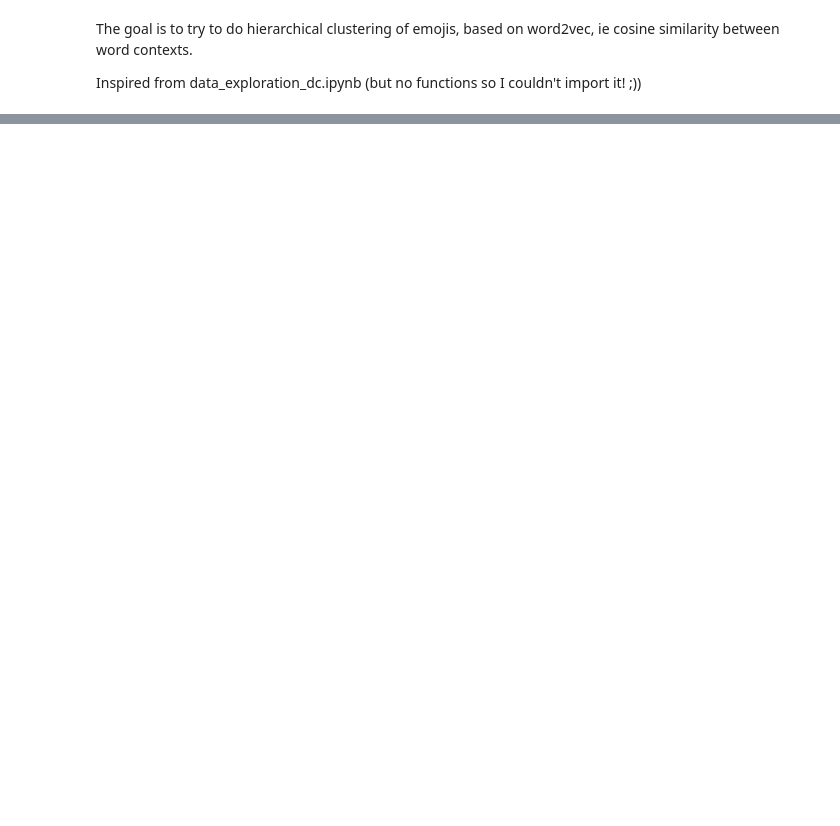
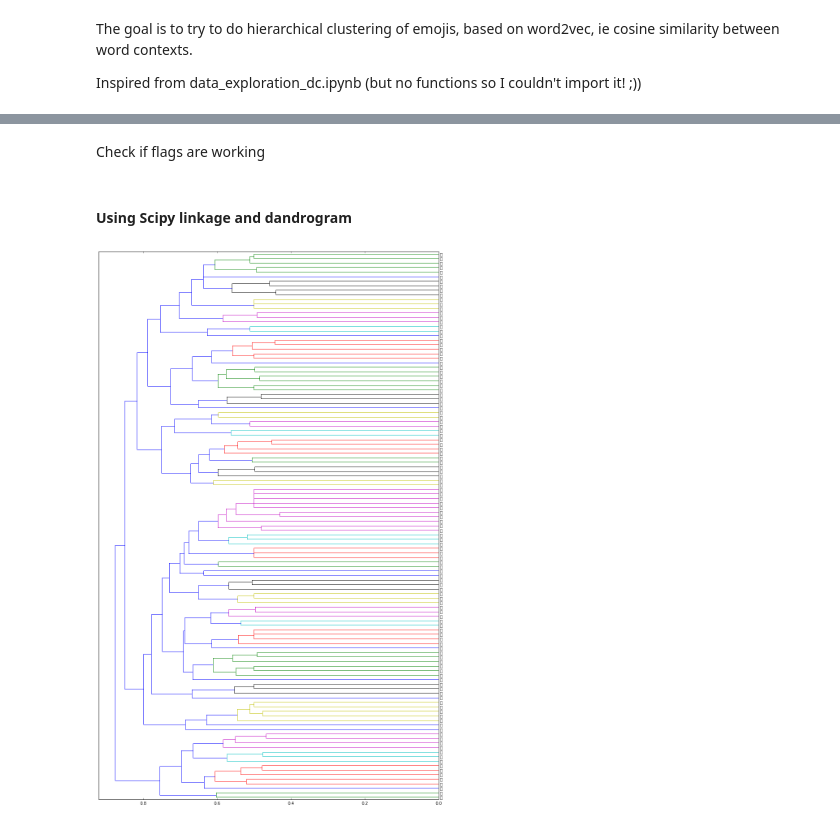
Before and after one commit to dandanbang/Emojineering, a Jupyter notebook: word2vec_clustering_hr.ipynb, the cells around one changed output, grey strips where cells are left out. Cells and saved outputs as stored; diff of their text form; code cells hidden in the pictures; blank space fills up the shorter version.

Commit message:
Functional word2vec clustering

```diff
--- a/word2vec_clustering_hr.ipynb
+++ b/word2vec_clustering_hr.ipynb
@@ -18,0 +28,3 @@ emoji_model = gensim.models.Word2Vec.load('emoji.embedding')
+# %%
+tweet_df = loader("./data/tweets_training_clean.json")
+emojis_df = loader("./data/emoji_webscraped_expanded.json")
@@ -44,0 +71,43 @@ emoji_model.most_similar(positive = ['😊'], topn=)
+# %%
+def convertEmojis(df):
+    """Converts emojis df to printable format """
+    emojis = list(map(lambda x: bytes("{}{}".format(*x), 'ascii').decode('unicode-escape'), zip(list(df.byteCode1), list(df.byteCode2))))
+    return emojis
+# %%
+# Calculate distances
+emojis = convertEmojis(emojis_df)
+combinations = itertools.combinations(emojis, 2)
+
+similarities = []
+for combination in combinations:
+    try:
+        similarities += [emoji_model.similarity(*combination)]
+    except Exception:
+#         similarities += [np.NAN]
+        similarities += [0]
+similarities = np.array(similarities)
+
+distances = 1 - np.arccos(similarities) / np.pi # From https://en.wikipedia.org/wiki/Cosine_similarity#Angular_similarity
+# %% [markdown]
+Check if flags are working
+# %% [markdown]
+#### Using Scipy linkage and dandrogram
+# %%
+hc_linkage = linkage(distances, method="complete")
+# %%
+p = 121 # Number of clusters at which to truncate
+fig, ax = plt.subplots(figsize=(15, 0.2*p)) # set size
+R = dendrogram(hc_linkage, orientation="right", labels=emojis, truncate_mode="lastp", p=p, get_leaves=True, show_leaf_counts=True, show_contracted=False)
+
+plt.tick_params(\
+    axis= 'x',          # changes apply to the x-axis
+    which='both',      # both major and minor ticks are affected
+    bottom='on',      # ticks along the bottom edge are off
+    top='on',         # ticks along the top edge are off
+    labelbottom='on')
+
+# plt.tight_layout() #show plot with tight layout
+ax.xaxis.grid(True, which='minor')
+# ax.set_yticklabels(a.get_yticks(), emoji_font)
+# %% [output]
+[figure, added]
```
Also changed, not shown: parts of 16 cells of this notebook, 2 other files.
